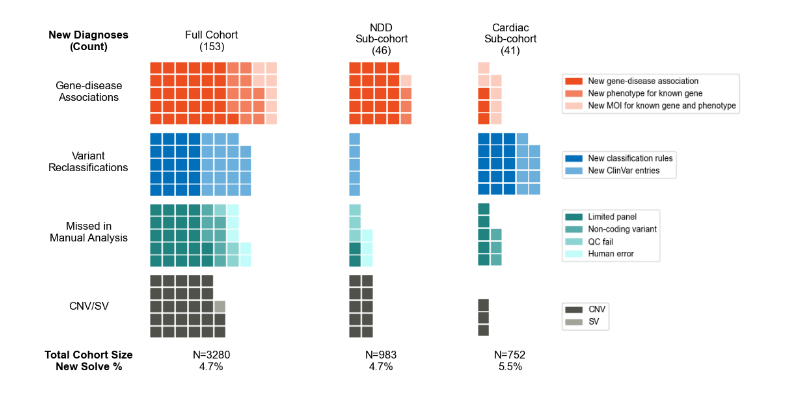
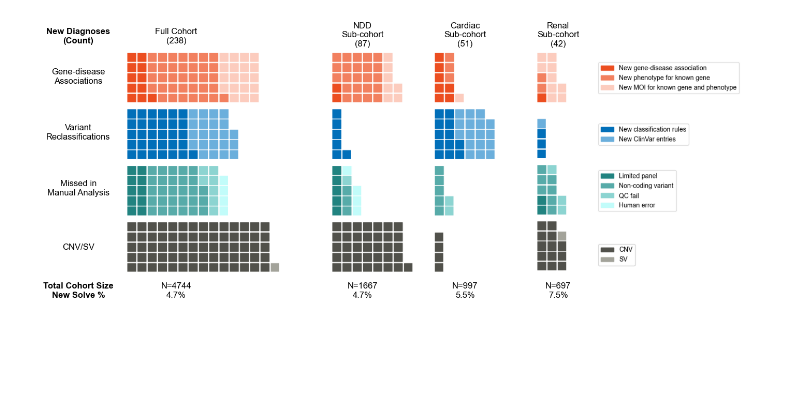
Before and after one commit to populationgenomics/talos_manuscript, a Jupyter notebook: Analyses/Jupyter_notebooks/Figure4_panel2.ipynb, the cells around one changed output. Drawn from its saved outputs; the diff is of its cells as text; code cells hidden in the pictures; blank space fills up the shorter version.

```diff
--- a/Analyses/Jupyter_notebooks/Figure4_panel2.ipynb
+++ b/Analyses/Jupyter_notebooks/Figure4_panel2.ipynb
@@ -274,7 +297,7 @@ import matplotlib.pyplot as plt
 import matplotlib.image as mpimg
 
 # Paths to the images
-image_paths = ['../../Figures/Fig4/Fig4_panel2.png', '../../Figures/Fig4/Fig4_panel2_NDD.png', '../../Figures/Fig4/Fig4_panel2_Cardiac.png']
+image_paths = ['../../Figures/Fig4/Fig4_panel2.png', '../../Figures/Fig4/Fig4_panel2_NDD.png', '../../Figures/Fig4/Fig4_panel2_Cardiac.png', '../../Figures/Fig4/Fig4_panel2_Renal.png']
 
 # Set the default font to Arial
 plt.rcParams['font.family'] = 'Arial'
@@ -284,39 +307,42 @@ fig = plt.figure(figsize=(18, 6))
 
 # Manually add subplots with specific positions
 positions = [
     [0.25, 0.1, 0.25, 0.75],  # [left, bottom, width, height] for the first subplot
-    [0.42, 0.1, 0.25, 0.75],  # Adjust the left position for the second subplot
-    [0.53, 0.1, 0.25, 0.75]  # Adjust the left position for the third subplot
+    [0.47, 0.1, 0.25, 0.75],  # Adjust the left position for the second subplot
+    [0.58, 0.1, 0.25, 0.75],  # Adjust the left position for the third subplot
+    [0.69, 0.1, 0.25, 0.75]  # Adjust the left position for the third subplot
 ]
 
 # Load and display the images in each subplot
 for i, pos in enumerate(positions):
     ax = fig.add_axes(pos)
     img = mpimg.imread(image_paths[i])
     ax.imshow(img, aspect='equal')
     ax.axis('off')  # Turn off the axis
 
 # Adjust layout to prevent overlap
 #plt.tight_layout(rect=[0, 0, 1, 0.95])
 
 # Add text that spans across subplot boundaries
 fig.text(0.205, 0.86, 'New Diagnoses\n(Count)', ha='center', fontsize=12, fontweight='bold')
-fig.text(0.31, 0.86, 'Full Cohort\n(153)', ha='center', fontsize=12)
-fig.text(0.455, 0.85, 'NDD\nSub-cohort\n(46)', ha='center', fontsize=12)
-fig.text(0.565, 0.85, 'Cardiac\nSub-cohort\n(41)', ha='center', fontsize=12)
+fig.text(0.31, 0.86, 'Full Cohort\n(238)', ha='center', fontsize=12)
+fig.text(0.510, 0.85, 'NDD\nSub-cohort\n(87)', ha='center', fontsize=12)
+fig.text(0.620, 0.85, 'Cardiac\nSub-cohort\n(51)', ha='center', fontsize=12)
+fig.text(0.720, 0.85, 'Renal\nSub-cohort\n(42)', ha='center', fontsize=12)
 
 fig.text(0.205, 0.73, 'Gene-disease\nAssociations', ha='center', fontsize=12)
 fig.text(0.205, 0.55, 'Variant\nReclassifications', ha='center', fontsize=12)
 fig.text(0.205, 0.37, 'Missed in\nManual Analysis', ha='center', fontsize=12)
 fig.text(0.205, 0.195, 'CNV/SV', ha='center', fontsize=12)
 
 fig.text(0.205, 0.04, 'Total Cohort Size\nNew Solve %', ha='center', fontsize=12, fontweight='bold')
-fig.text(0.31, 0.04, 'N=3280\n4.7%', ha='center', fontsize=12)
-fig.text(0.455, 0.04, 'N=983\n4.7%', ha='center', fontsize=12)
-fig.text(0.565, 0.04, 'N=752\n5.5%', ha='center', fontsize=12)
+fig.text(0.31, 0.04, 'N=4744\n4.7%', ha='center', fontsize=12)
+fig.text(0.510, 0.04, 'N=1667\n4.7%', ha='center', fontsize=12)
+fig.text(0.620, 0.04, 'N=997\n5.5%', ha='center', fontsize=12)
+fig.text(0.720, 0.04, 'N=697\n7.5%', ha='center', fontsize=12)
 
 
 
 fig.savefig('../../Figures/Fig4/Fig4_panel2_All.png')
 # %% [output]
-[figure, old version]
+[figure, new version]
```
Also changed, not shown: parts of 5 cells of this notebook, 9 other files.
